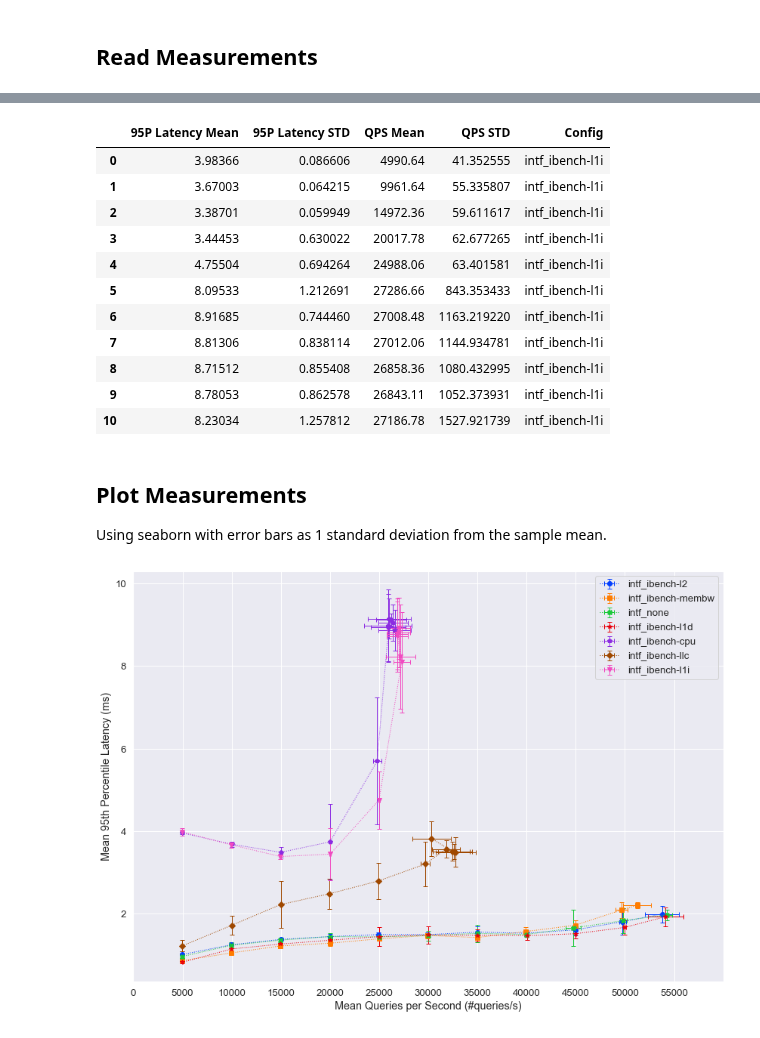
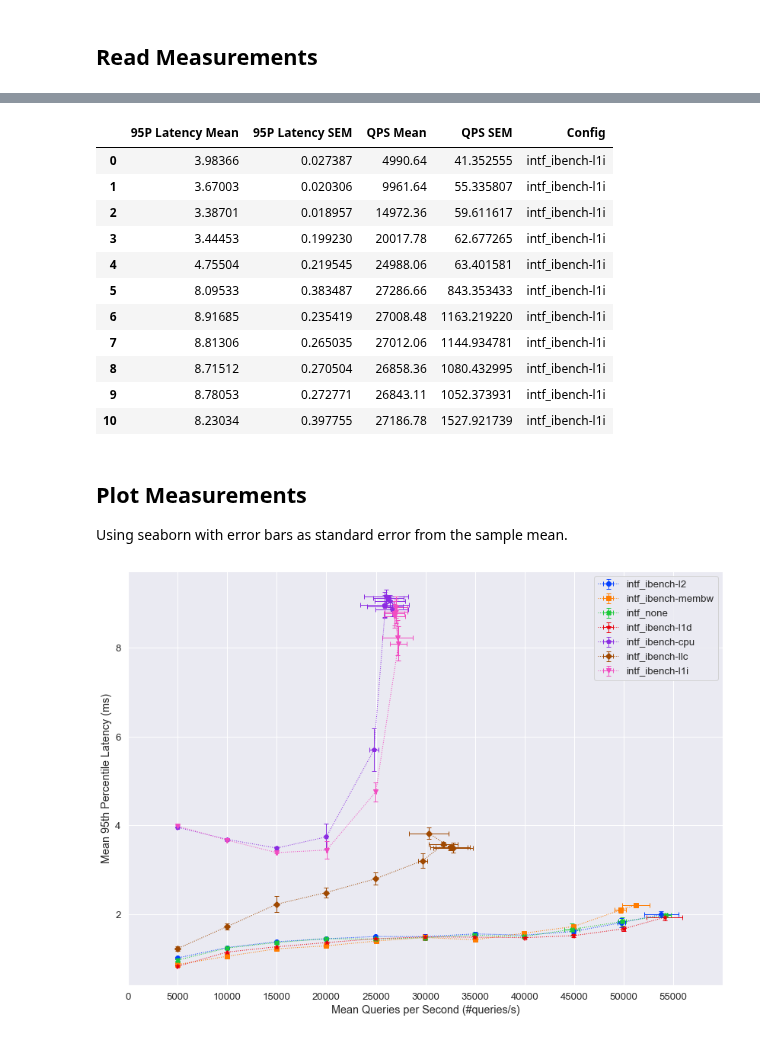
Before and after one commit to dlekkas/kube_scheduler, a Jupyter notebook: part_1/part1_vis.ipynb, the cells around one changed output, grey strips where cells are left out. Drawn from its saved outputs; the diff is of its cells as text; code cells hidden in the pictures.

Commit message:
Added part 2 plotting, changed part 1 plot to use standard error over standard dev

```diff
--- a/part_1/part1_vis.ipynb
+++ b/part_1/part1_vis.ipynb
@@ -30,7 +30,7 @@ def load_config_results(result_dir, config):
     Given a directory which corresponds to the results from a configuration,
     read the measurements from each repetition.
 
-    Return a DataFrame containing the mean/std of the 95th percentile latency and QPS.
+    Return a DataFrame containing the mean/standard error of the 95th percentile latency and QPS.
     """
     latency_df = pd.DataFrame()
     qps_df = pd.DataFrame()
@@ -47,10 +47,10 @@ def load_config_results(result_dir, config):
     config_df = pd.DataFrame()
 
     config_df['95P Latency Mean'] = latency_df.mean(axis=1)
-    config_df['95P Latency STD'] = latency_df.std(axis=1)
+    config_df['95P Latency SEM'] = latency_df.sem(axis=1)
 
     config_df['QPS Mean'] = qps_df.mean(axis=1)
-    config_df['QPS STD'] = qps_df.std(axis=1)
+    config_df['QPS SEM'] = qps_df.std(axis=1)
 
     config_df['Config'] = config
 
@@ -82,50 +82,50 @@ results_df
 # %%
 results_df[results_df['Config'] == 'intf_ibench-l1i']
 # %% [output]
-|  | 95P Latency Mean | 95P Latency STD | QPS Mean | QPS STD | Config |
-| 0 | 3.98366 | 0.086606 | 4990.64 | 41.352555 | intf_ibench-l1i |
-| 1 | 3.67003 | 0.064215 | 9961.64 | 55.335807 | intf_ibench-l1i |
-| 2 | 3.38701 | 0.059949 | 14972.36 | 59.611617 | intf_ibench-l1i |
-| 3 | 3.44453 | 0.630022 | 20017.78 | 62.677265 | intf_ibench-l1i |
-| 4 | 4.75504 | 0.694264 | 24988.06 | 63.401581 | intf_ibench-l1i |
-| 5 | 8.09533 | 1.212691 | 27286.66 | 843.353433 | intf_ibench-l1i |
-| 6 | 8.91685 | 0.744460 | 27008.48 | 1163.219220 | intf_ibench-l1i |
-| 7 | 8.81306 | 0.838114 | 27012.06 | 1144.934781 | intf_ibench-l1i |
-| 8 | 8.71512 | 0.855408 | 26858.36 | 1080.432995 | intf_ibench-l1i |
-| 9 | 8.78053 | 0.862578 | 26843.11 | 1052.373931 | intf_ibench-l1i |
-| 10 | 8.23034 | 1.257812 | 27186.78 | 1527.921739 | intf_ibench-l1i |
+|  | 95P Latency Mean | 95P Latency SEM | QPS Mean | QPS SEM | Config |
+| 0 | 3.98366 | 0.027387 | 4990.64 | 41.352555 | intf_ibench-l1i |
+| 1 | 3.67003 | 0.020306 | 9961.64 | 55.335807 | intf_ibench-l1i |
+| 2 | 3.38701 | 0.018957 | 14972.36 | 59.611617 | intf_ibench-l1i |
+| 3 | 3.44453 | 0.199230 | 20017.78 | 62.677265 | intf_ibench-l1i |
+| 4 | 4.75504 | 0.219545 | 24988.06 | 63.401581 | intf_ibench-l1i |
+| 5 | 8.09533 | 0.383487 | 27286.66 | 843.353433 | intf_ibench-l1i |
+| 6 | 8.91685 | 0.235419 | 27008.48 | 1163.219220 | intf_ibench-l1i |
+| 7 | 8.81306 | 0.265035 | 27012.06 | 1144.934781 | intf_ibench-l1i |
+| 8 | 8.71512 | 0.270504 | 26858.36 | 1080.432995 | intf_ibench-l1i |
+| 9 | 8.78053 | 0.272771 | 26843.11 | 1052.373931 | intf_ibench-l1i |
+| 10 | 8.23034 | 0.397755 | 27186.78 | 1527.921739 | intf_ibench-l1i |
 # %% [markdown]
 ## Plot Measurements
-Using seaborn with error bars as 1 standard deviation from the sample mean.
+Using seaborn with error bars as standard error from the sample mean.
 # %%
 sns.set(style='darkgrid', font_scale=1.2)
 sns.set_palette(sns.color_palette('bright'))
 fig, ax = plt.subplots(figsize=(14,10))
 
 # Titles
 plt.ylabel('Mean 95th Percentile Latency (ms)')
 plt.xlabel('Mean Queries per Second (#queries/s)')
 
 # Format X-Axis
 plt.xticks(range(0, 55001, 5000))
 ax.set_xlim([0, 60000])
 
 # Different marker per line
 markers = ['o', 's', 'X', '*', 'p', 'D', 'v']
 
 for config, marker in zip(reversed(results_df['Config'].unique()), markers):
     idf = results_df[results_df['Config'] == config]
     ax.errorbar(x=idf['QPS Mean'],
                 y=idf['95P Latency Mean'],
-                yerr = idf['95P Latency STD'],
-                xerr = idf['QPS STD'],
+                yerr = idf['95P Latency SEM'],
+                xerr = idf['QPS SEM'],
                 label=config,
                 fmt='{}:'.format(marker),
                 capsize=3, capthick=1, elinewidth=1,
                 linewidth=1)
 
 ax.legend()
 
 plt.savefig('part1_plot.png')
 # %% [output]
-[figure, old version]
+[figure, new version]
```
Also changed, not shown: parts of 1 cell of this notebook, 3 other files.
